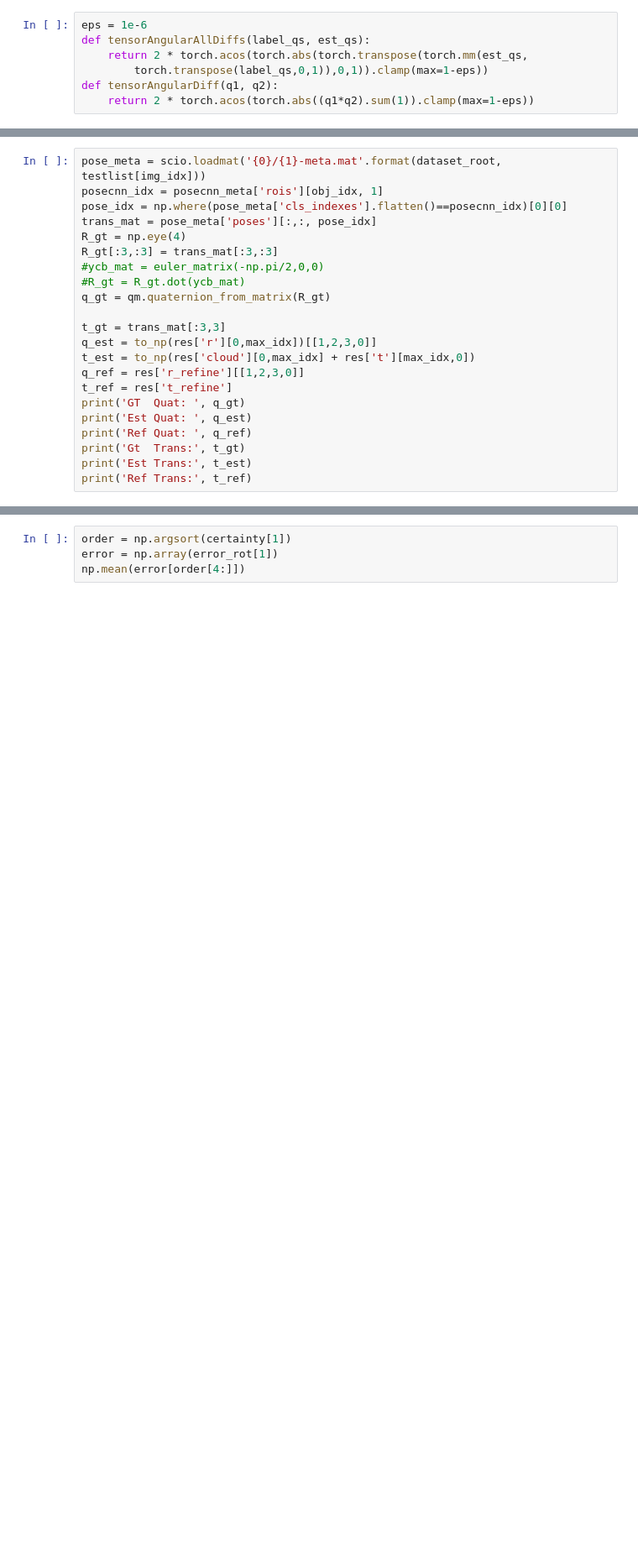
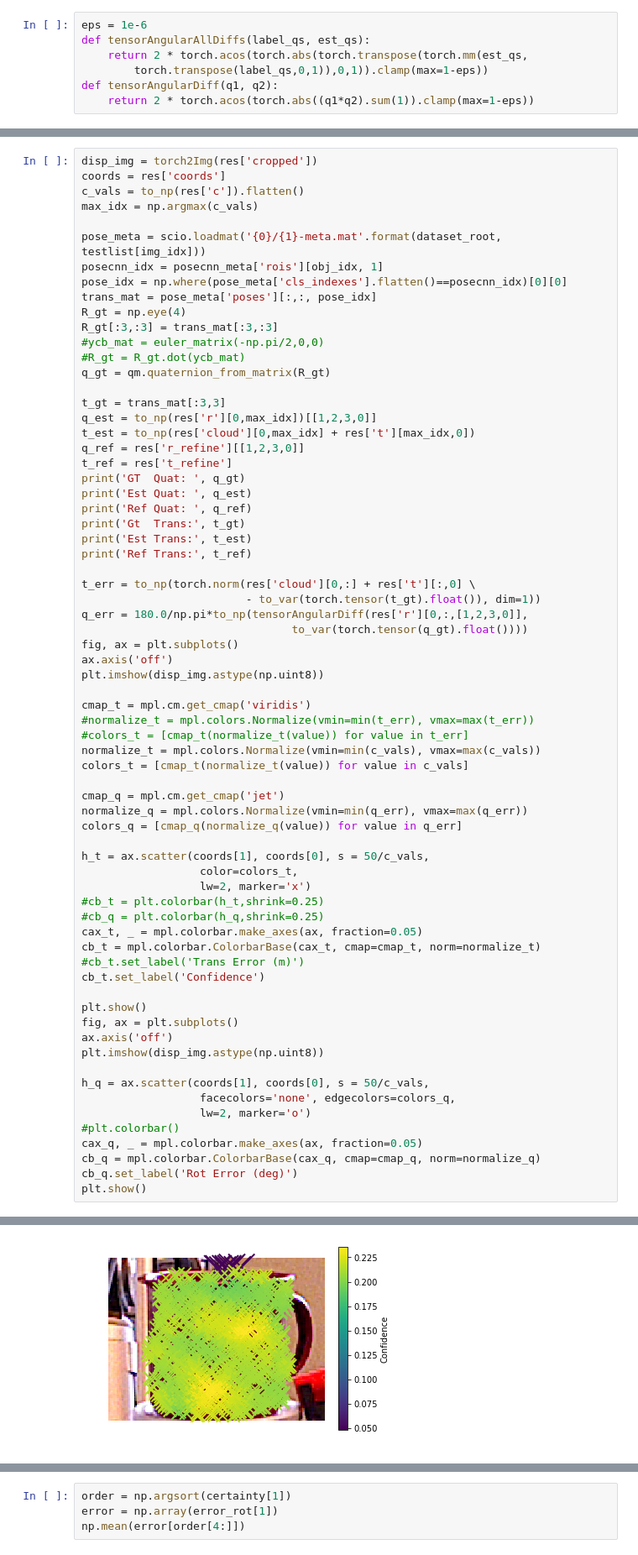
Before and after one commit to r-pad/DenseFusion, a Jupyter notebook: DenseFusionCertaintyTests.ipynb, the cells around one changed output, grey strips where cells are left out. Shown at 84% size. Cells and saved outputs as stored; diff of their text form; blank space fills up the shorter version.

```diff
--- a/DenseFusionCertaintyTests.ipynb
+++ b/DenseFusionCertaintyTests.ipynb
@@ -342,4 +446,9 @@ plt.show()
 # %%
+disp_img = torch2Img(res['cropped'])
+coords = res['coords']
+c_vals = to_np(res['c']).flatten()
+max_idx = np.argmax(c_vals)
+
 pose_meta = scio.loadmat('{0}/{1}-meta.mat'.format(dataset_root, testlist[img_idx]))
 posecnn_idx = posecnn_meta['rois'][obj_idx, 1]
 pose_idx = np.where(pose_meta['cls_indexes'].flatten()==posecnn_idx)[0][0]
@@ -361,4 +470,46 @@ print('Ref Quat: ', q_ref)
 print('Gt  Trans:', t_gt)
 print('Est Trans:', t_est)
 print('Ref Trans:', t_ref)
+
+t_err = to_np(torch.norm(res['cloud'][0,:] + res['t'][:,0] \
+                         - to_var(torch.tensor(t_gt).float()), dim=1))
+q_err = 180.0/np.pi*to_np(tensorAngularDiff(res['r'][0,:,[1,2,3,0]],
+                                to_var(torch.tensor(q_gt).float())))
+fig, ax = plt.subplots()
+ax.axis('off')
+plt.imshow(disp_img.astype(np.uint8))
+
+cmap_t = mpl.cm.get_cmap('viridis')
+#normalize_t = mpl.colors.Normalize(vmin=min(t_err), vmax=max(t_err))
+#colors_t = [cmap_t(normalize_t(value)) for value in t_err]
+normalize_t = mpl.colors.Normalize(vmin=min(c_vals), vmax=max(c_vals))
+colors_t = [cmap_t(normalize_t(value)) for value in c_vals]
+
+cmap_q = mpl.cm.get_cmap('jet')
+normalize_q = mpl.colors.Normalize(vmin=min(q_err), vmax=max(q_err))
+colors_q = [cmap_q(normalize_q(value)) for value in q_err]
+
+h_t = ax.scatter(coords[1], coords[0], s = 50/c_vals,
+                  color=colors_t,
+                  lw=2, marker='x')
+#cb_t = plt.colorbar(h_t,shrink=0.25)
+#cb_q = plt.colorbar(h_q,shrink=0.25)
+cax_t, _ = mpl.colorbar.make_axes(ax, fraction=0.05)
+cb_t = mpl.colorbar.ColorbarBase(cax_t, cmap=cmap_t, norm=normalize_t)
+#cb_t.set_label('Trans Error (m)')
+cb_t.set_label('Confidence')
+
+plt.show()
+fig, ax = plt.subplots()
+ax.axis('off')
+plt.imshow(disp_img.astype(np.uint8))
+
+h_q = ax.scatter(coords[1], coords[0], s = 50/c_vals,
+                  facecolors='none', edgecolors=colors_q,
+                  lw=2, marker='o')
+#plt.colorbar()
+cax_q, _ = mpl.colorbar.make_axes(ax, fraction=0.05)
+cb_q = mpl.colorbar.ColorbarBase(cax_q, cmap=cmap_q, norm=normalize_q)
+cb_q.set_label('Rot Error (deg)')
+plt.show()
 # %% [output]
@@ -370,0 +522 @@ Ref Trans: [-0.12526389 -0.02133691  0.83872761]
+[figure, added]
```
Also changed, not shown: parts of 34 cells of this notebook, 12 other files.
